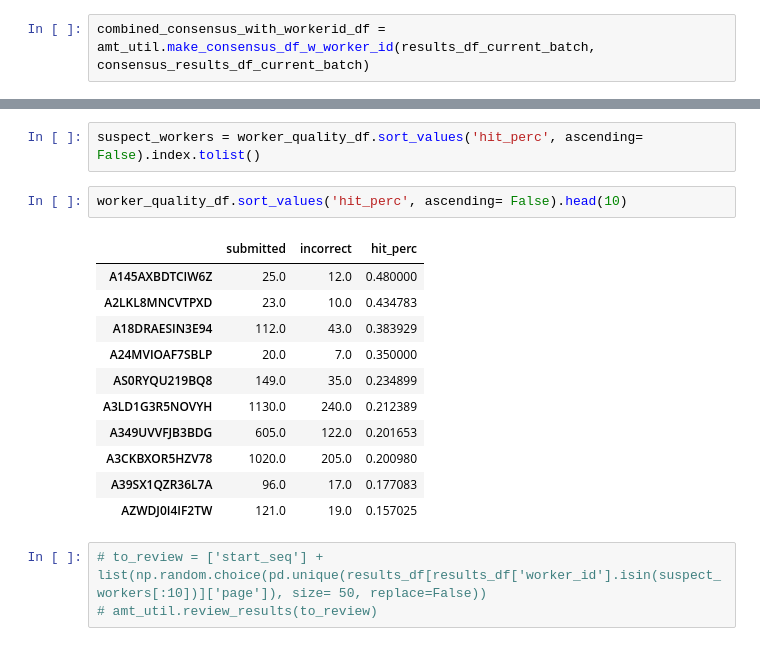
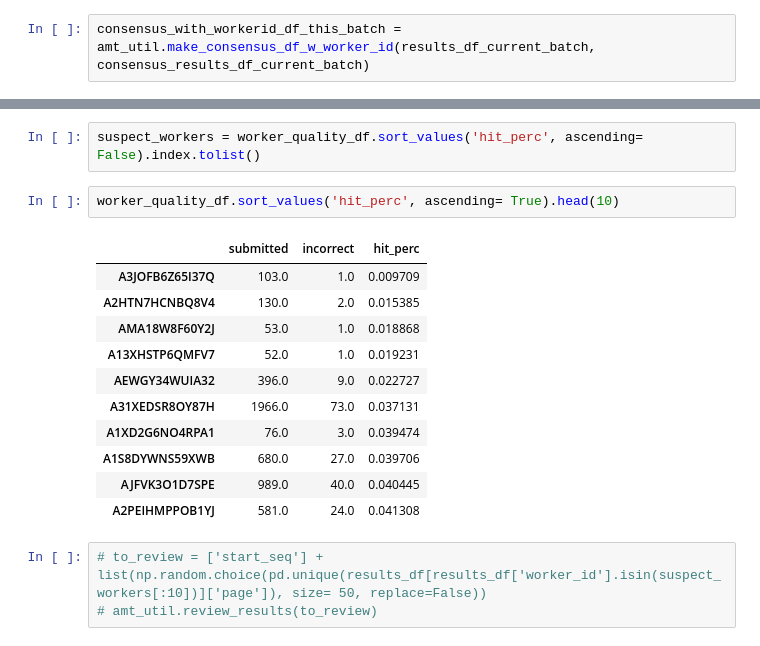
Before and after one commit to drschwenk/notebooks, a Jupyter notebook: stb/mturk_textbook_annotation_task.ipynb, the cells around one changed output, grey strips where cells are left out. Saved outputs shown, nothing was run; the diff lists cells and outputs as text.

Commit message:
Working on latest large hit batch, pre presntation

```diff
--- a/stb/mturk_textbook_annotation_task.ipynb
+++ b/stb/mturk_textbook_annotation_task.ipynb
@@ -204,7 +224,7 @@ _ = pd.Series(w_duration_series).hist(bins=60)
 # %% [markdown]
 #### Identifying high and low consensus workers
 # %%
-combined_consensus_with_workerid_df = amt_util.make_consensus_df_w_worker_id(results_df_current_batch, consensus_results_df_current_batch)
+consensus_with_workerid_df_this_batch = amt_util.make_consensus_df_w_worker_id(results_df_current_batch, consensus_results_df_current_batch)
 # %%
 worker_conflicts = combined_consensus_with_workerid_df[combined_consensus_with_workerid_df['category'] != combined_consensus_with_workerid_df['consensus_category']]
 all_worker_counts = results_df_current_batch['worker_id'].value_counts()
@@ -217,19 +237,19 @@ good_workers = worker_quality_df.sort_values('hit_perc', ascending= True).index.
 # %%
 suspect_workers = worker_quality_df.sort_values('hit_perc', ascending= False).index.tolist()
 # %%
-worker_quality_df.sort_values('hit_perc', ascending= False).head(10)
+worker_quality_df.sort_values('hit_perc', ascending= True).head(10)
 # %% [output]
 |  | submitted | incorrect | hit_perc |
-| A145AXBDTCIW6Z | 25.0 | 12.0 | 0.480000 |
-| A2LKL8MNCVTPXD | 23.0 | 10.0 | 0.434783 |
-| A18DRAESIN3E94 | 112.0 | 43.0 | 0.383929 |
-| A24MVIOAF7SBLP | 20.0 | 7.0 | 0.350000 |
-| AS0RYQU219BQ8 | 149.0 | 35.0 | 0.234899 |
-| A3LD1G3R5NOVYH | 1130.0 | 240.0 | 0.212389 |
-| A349UVVFJB3BDG | 605.0 | 122.0 | 0.201653 |
-| A3CKBXOR5HZV78 | 1020.0 | 205.0 | 0.200980 |
-| A39SX1QZR36L7A | 96.0 | 17.0 | 0.177083 |
-| AZWDJ0I4IF2TW | 121.0 | 19.0 | 0.157025 |
+| A3JOFB6Z65I37Q | 103.0 | 1.0 | 0.009709 |
+| A2HTN7HCNBQ8V4 | 130.0 | 2.0 | 0.015385 |
+| AMA18W8F60Y2J | 53.0 | 1.0 | 0.018868 |
+| A13XHSTP6QMFV7 | 52.0 | 1.0 | 0.019231 |
+| AEWGY34WUIA32 | 396.0 | 9.0 | 0.022727 |
+| A31XEDSR8OY87H | 1966.0 | 73.0 | 0.037131 |
+| A1XD2G6NO4RPA1 | 76.0 | 3.0 | 0.039474 |
+| A1S8DYWNS59XWB | 680.0 | 27.0 | 0.039706 |
+| AJFVK3O1D7SPE | 989.0 | 40.0 | 0.040445 |
+| A2PEIHMPPOB1YJ | 581.0 | 24.0 | 0.041308 |
 # %%
 # to_review = ['start_seq'] + list(np.random.choice(pd.unique(results_df[results_df['worker_id'].isin(suspect_workers[:10])]['page']), size= 50, replace=False))
 # amt_util.review_results(to_review)
```
Also changed, not shown: parts of 23 cells of this notebook.
